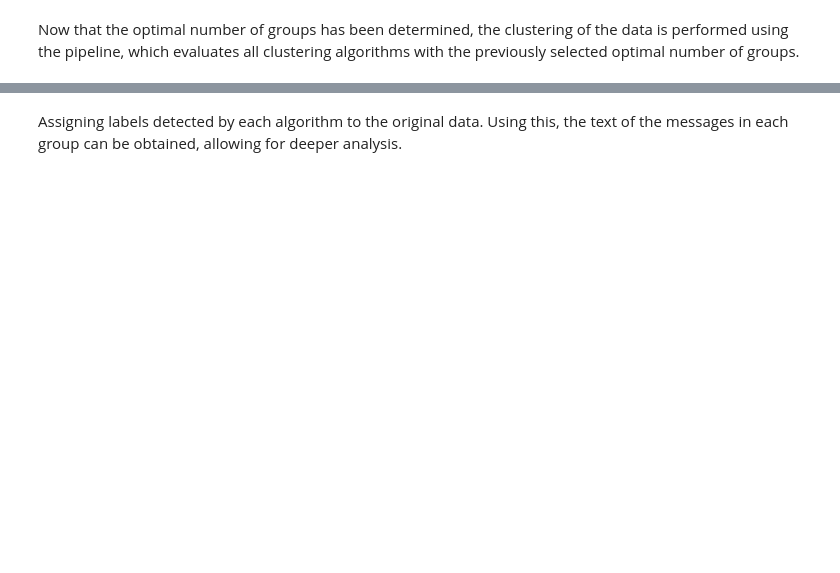
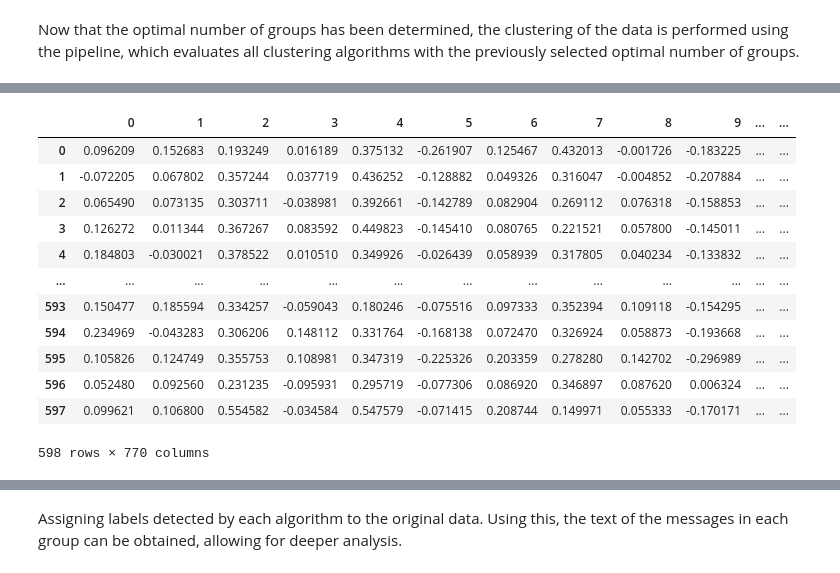
Before and after one commit to lbustio/intensity, a Jupyter notebook: intensity.ipynb, the cells around one changed output, grey strips where cells are left out. Saved outputs shown, nothing was run; the diff lists cells and outputs as text; code cells hidden in the pictures; blank space fills up the shorter version.

```diff
--- a/intensity.ipynb
+++ b/intensity.ipynb
@@ -176,11 +331,3 @@ get_system_info()
 # Data gathering and filtering
 # %% [markdown]
 Phishing messages and principles of persuasion are stored in `data\pop_dataset_Full(Tiltan).csv` that needs to be loaded.
-# %%
-logger.info("Reading the data file to begin processing...")
-
-data_df = pd.read_csv('data/pop_dataset_Full(Tiltan).csv', header=1)
-pops = ["authority"] #["authority", "distraction", "liking_similarity_deception","social_proof", "commitment_integrity_reciprocation"]
-data_phish = data_df[data_df["class"] == 1]
-data = data_phish[["id", "path", "hash", "subject", "txt"] + pops + ["class", "label"]]
-data.head()
@@ -201,6 +403,9 @@ To implement this, DistilBERT is employed. DistilBERT uses a tokenizer that conv
 # %%
 # Cargar el tokenizer y el modelo base de DistilBERT
-tokenizer = DistilBertTokenizer.from_pretrained("distilbert-base-uncased")
-model = DistilBertModel.from_pretrained("distilbert-base-uncased")  # Modelo base
-logger.info("DistilBERT tokenizer and model have been loaded successfully!")
+try:
+    tokenizer = DistilBertTokenizer.from_pretrained(TOKENIZER)
+    model = DistilBertModel.from_pretrained(EMBEDDINGS_MODEL)  # Modelo base
+    logger.info(f"Tokenizer '{TOKENIZER}' and model '{EMBEDDINGS_MODEL}' have been downloaded/loaded successfully!")
+except Exception as e:
+    logger.error(f"Error downloading/loading '{TOKENIZER}' tokenizer and model: {e}")
 # %% [output]
@@ -280,0 +435,9 @@ Summary of Instances per Principle
+# %%
+# En este momento, el principio de interés que se utilizará en el análisis es "authority". Este valor se puede cambiar para evaluar otros principios.
+pop = "authority"
+PRINCIPLE_FOLDER = pop
+
+if (pop not in POPS):
+    logger.error(f"Error: '{pop}' is not a valid principle of persuasion.")
+else:
+    logger.info(f"'{pop}' has been established as the principle of persuasion of interest at this time. Continuing with the analysis...")
@@ -280,0 +448,14 @@ Summary of Instances per Principle
+# %%
+logger.info(f"Creating embeddings with '{EMBEDDINGS_MODEL}' representation for '{pop}'...")
+
+# Filtrar las filas donde el principio en cuestión tenga valor 1
+filtered_df = data.loc[data[pop] == 1, ['id', 'path', 'hash', 'subject', 'txt']]
+
+# Obtener embeddings para los textos
+embed = get_embeddings(filtered_df["txt"].tolist())
+
+# Convertir las embeddings en DataFrame y agregar las columnas "label" y "class". Estas columnas se usarán
+# para identificar los textos en el análisis de clustering y conectarlos con los embeddings correspondientes.
+embed_df = pd.DataFrame(embed)
+embed_df["id"] = filtered_df["id"].values
+embed_df["path"] = filtered_df["path"].values
@@ -696,0 +1401,16 @@ logger.info(f"Custom dictionary created and saved to '{path}' successfully!")
+# %%
+embed_df
+# %% [output]
+|  | 0 | 1 | 2 | 3 | 4 | 5 | 6 | 7 | 8 | 9 | ... | ... |
+| 0 | 0.096209 | 0.152683 | 0.193249 | 0.016189 | 0.375132 | -0.261907 | 0.125467 | 0.432013 | -0.001726 | -0.183225 | ... | ... |
+| 1 | -0.072205 | 0.067802 | 0.357244 | 0.037719 | 0.436252 | -0.128882 | 0.049326 | 0.316047 | -0.004852 | -0.207884 | ... | ... |
+| 2 | 0.065490 | 0.073135 | 0.303711 | -0.038981 | 0.392661 | -0.142789 | 0.082904 | 0.269112 | 0.076318 | -0.158853 | ... | ... |
+| 3 | 0.126272 | 0.011344 | 0.367267 | 0.083592 | 0.449823 | -0.145410 | 0.080765 | 0.221521 | 0.057800 | -0.145011 | ... | ... |
+| 4 | 0.184803 | -0.030021 | 0.378522 | 0.010510 | 0.349926 | -0.026439 | 0.058939 | 0.317805 | 0.040234 | -0.133832 | ... | ... |
+| ... | ... | ... | ... | ... | ... | ... | ... | ... | ... | ... | ... | ... |
+| 593 | 0.150477 | 0.185594 | 0.334257 | -0.059043 | 0.180246 | -0.075516 | 0.097333 | 0.352394 | 0.109118 | -0.154295 | ... | ... |
+| 594 | 0.234969 | -0.043283 | 0.306206 | 0.148112 | 0.331764 | -0.168138 | 0.072470 | 0.326924 | 0.058873 | -0.193668 | ... | ... |
+| 595 | 0.105826 | 0.124749 | 0.355753 | 0.108981 | 0.347319 | -0.225326 | 0.203359 | 0.278280 | 0.142702 | -0.296989 | ... | ... |
+| 596 | 0.052480 | 0.092560 | 0.231235 | -0.095931 | 0.295719 | -0.077306 | 0.086920 | 0.346897 | 0.087620 | 0.006324 | ... | ... |
+| 597 | 0.099621 | 0.106800 | 0.554582 | -0.034584 | 0.547579 | -0.071415 | 0.208744 | 0.149971 | 0.055333 | -0.170171 | ... | ... |
+598 rows × 770 columns
```
Also changed, not shown: parts of 85 cells of this notebook, 14 other files.
